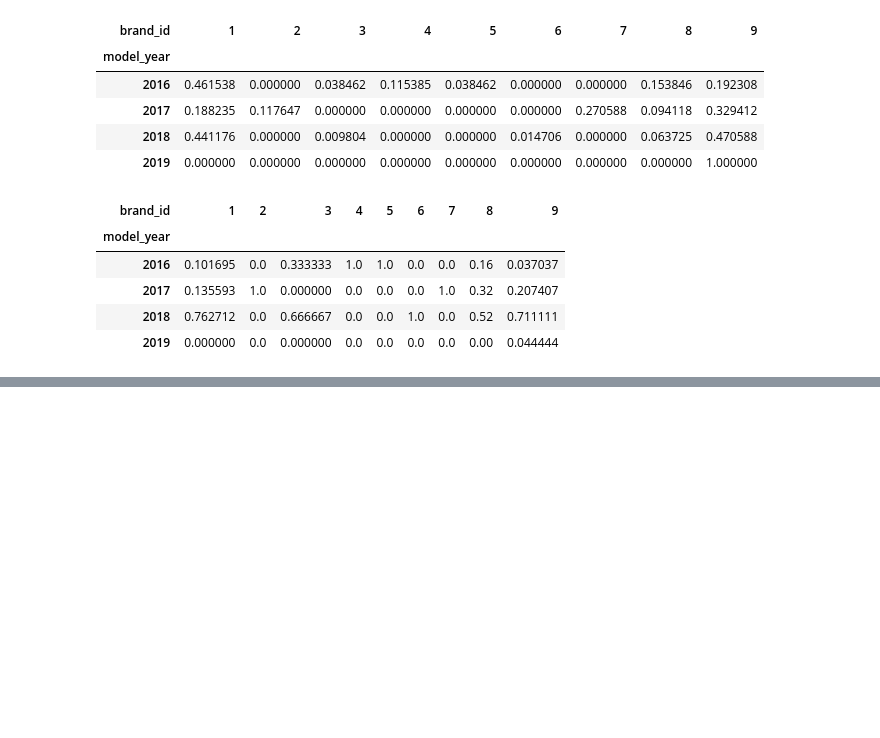
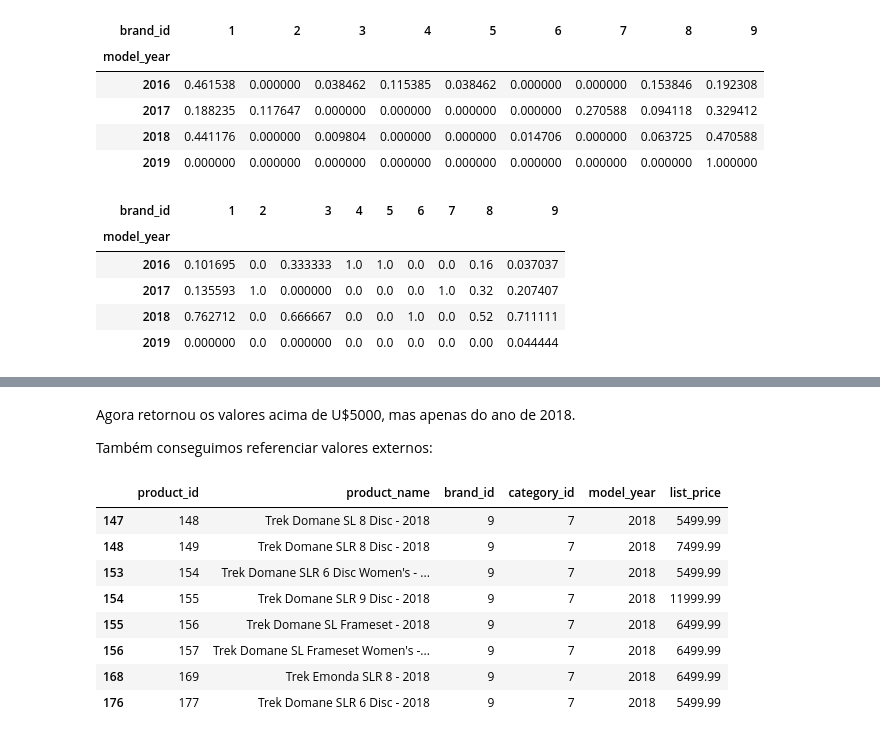
Before and after one commit to alencargthiago/Python_exercises, a Jupyter notebook: pandas_part2.ipynb, the cells around one changed output, grey strips where cells are left out. Drawn from its saved outputs; the diff is of its cells as text; code cells hidden in the pictures; blank space fills up the shorter version.

```diff
--- a/pandas_part2.ipynb
+++ b/pandas_part2.ipynb
@@ -633,0 +720,17 @@ Identificando valores ausentes com isna()
+# %% [markdown]
+Agora retornou os valores acima de U$5000, mas apenas do ano de 2018.
+
+Também conseguimos referenciar valores externos:
+# %%
+preco=5000
+prod.query('list_price> @preco & model_year== 2018')
+# %% [output]
+|  | product_id | product_name | brand_id | category_id | model_year | list_price |
+| 147 | 148 | Trek Domane SL 8 Disc - 2018 | 9 | 7 | 2018 | 5499.99 |
+| 148 | 149 | Trek Domane SLR 8 Disc - 2018 | 9 | 7 | 2018 | 7499.99 |
+| 153 | 154 | Trek Domane SLR 6 Disc Women's - ... | 9 | 7 | 2018 | 5499.99 |
+| 154 | 155 | Trek Domane SLR 9 Disc - 2018 | 9 | 7 | 2018 | 11999.99 |
+| 155 | 156 | Trek Domane SL Frameset - 2018 | 9 | 7 | 2018 | 6499.99 |
+| 156 | 157 | Trek Domane SL Frameset Women's -... | 9 | 7 | 2018 | 6499.99 |
+| 168 | 169 | Trek Emonda SLR 8 - 2018 | 9 | 7 | 2018 | 6499.99 |
+| 176 | 177 | Trek Domane SLR 6 Disc - 2018 | 9 | 7 | 2018 | 5499.99 |
```
Also changed, not shown: parts of 12 cells of this notebook, 1 other file.
